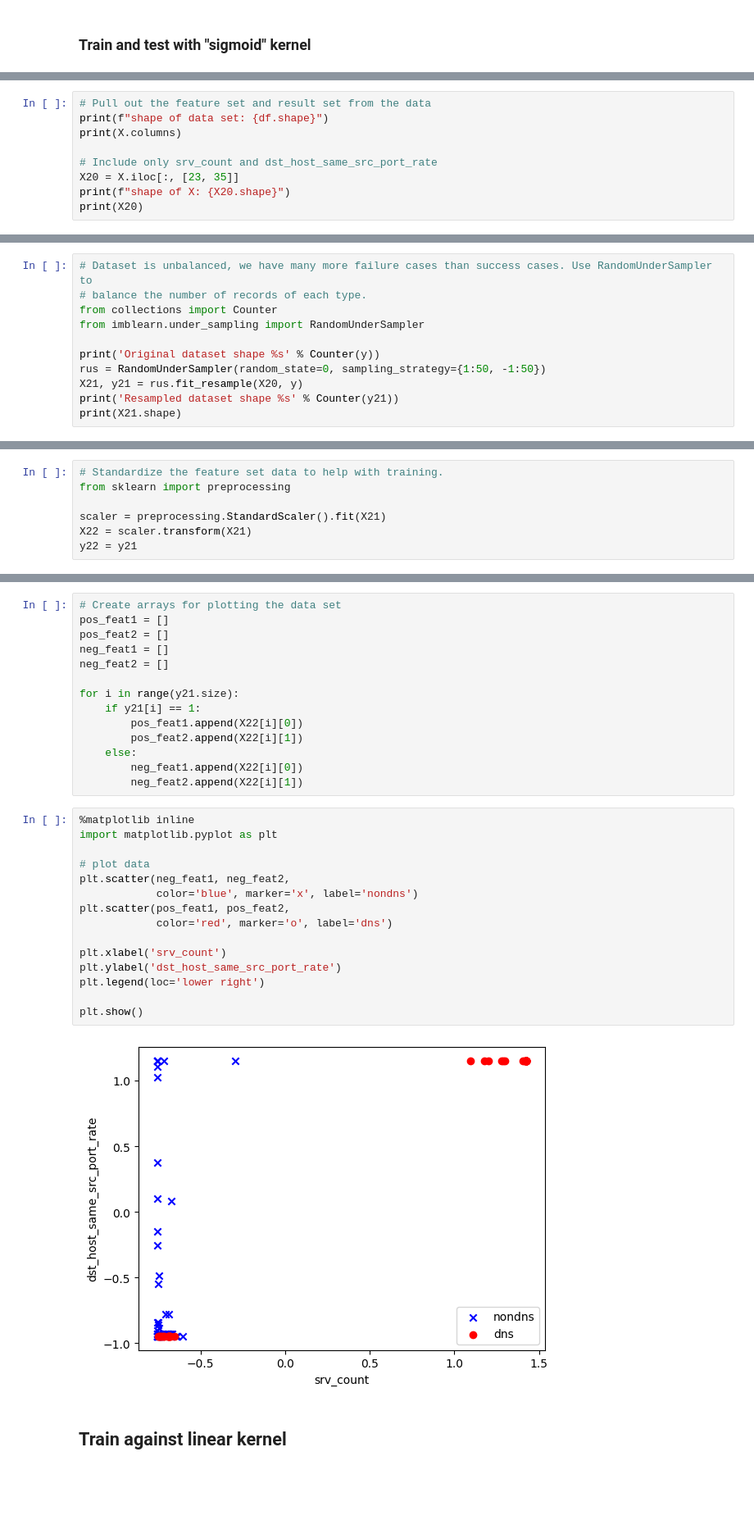
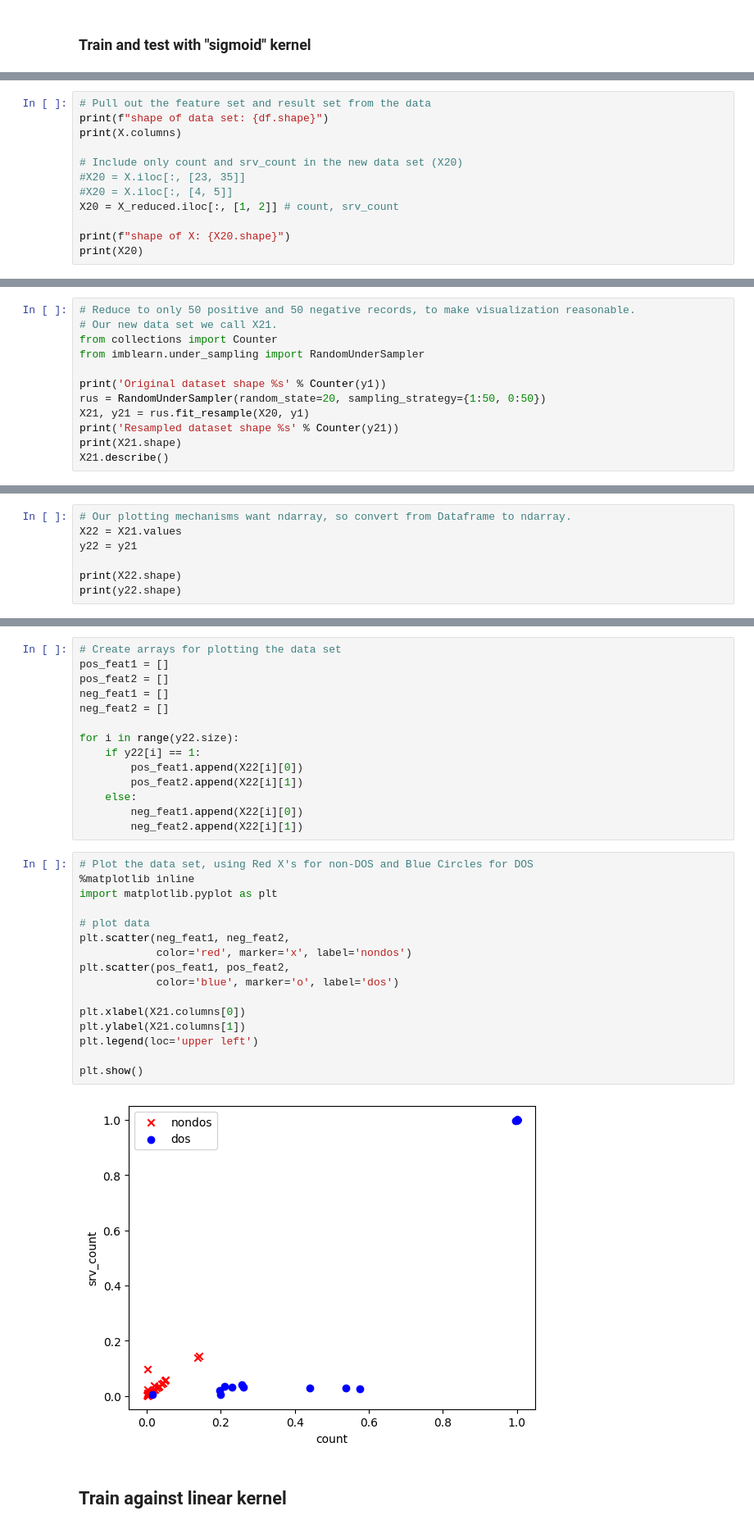
Before and after one commit to jd4633/ml_asgn, a Jupyter notebook: jd4633_asgn04.ipynb, the cells around one changed output, grey strips where cells are left out. Shown at 82% size. Saved outputs shown, nothing was run; the diff lists cells and outputs as text; blank space fills up the shorter version.

```diff
--- a/jd4633_asgn04.ipynb
+++ b/jd4633_asgn04.ipynb
@@ -434,8 +765,11 @@ same_srv_rate (25):  -1.65
 print(f"shape of data set: {df.shape}")
 print(X.columns)
 
-# Include only srv_count and dst_host_same_src_port_rate
-X20 = X.iloc[:, [23, 35]]
+# Include only count and srv_count in the new data set (X20)
+#X20 = X.iloc[:, [23, 35]]
+#X20 = X.iloc[:, [4, 5]]
+X20 = X_reduced.iloc[:, [1, 2]] # count, srv_count
+
 print(f"shape of X: {X20.shape}")
 print(X20)
 # %% [output]
@@ -459,12 +793,13 @@ Index(['duration', 'protocol_type', 'service', 'flag', 'src_bytes',
 # %%
-# Dataset is unbalanced, we have many more failure cases than success cases. Use RandomUnderSampler to
-# balance the number of records of each type.
+# Reduce to only 50 positive and 50 negative records, to make visualization reasonable.
+# Our new data set we call X21.
 from collections import Counter
 from imblearn.under_sampling import RandomUnderSampler
 
-print('Original dataset shape %s' % Counter(y))
-rus = RandomUnderSampler(random_state=0, sampling_strategy={1:50, -1:50})
-X21, y21 = rus.fit_resample(X20, y)
+print('Original dataset shape %s' % Counter(y1))
+rus = RandomUnderSampler(random_state=20, sampling_strategy={1:50, 0:50})
+X21, y21 = rus.fit_resample(X20, y1)
 print('Resampled dataset shape %s' % Counter(y21))
 print(X21.shape)
+X21.describe()
 # %% [output]
@@ -474,7 +818,7 @@ Resampled dataset shape Counter({-1: 50, 1: 50})
 # %%
-# Standardize the feature set data to help with training.
-from sklearn import preprocessing
+# Our plotting mechanisms want ndarray, so convert from Dataframe to ndarray.
+X22 = X21.values
+y22 = y21
 
-scaler = preprocessing.StandardScaler().fit(X21)
-X22 = scaler.transform(X21)
-y22 = y21
+print(X22.shape)
+print(y22.shape)
@@ -485,30 +832,31 @@ pos_feat2 = []
 neg_feat1 = []
 neg_feat2 = []
 
-for i in range(y21.size):
-    if y21[i] == 1:
+for i in range(y22.size):
+    if y22[i] == 1:
         pos_feat1.append(X22[i][0])
         pos_feat2.append(X22[i][1])
     else:
         neg_feat1.append(X22[i][0])
         neg_feat2.append(X22[i][1])
 # %%
+# Plot the data set, using Red X's for non-DOS and Blue Circles for DOS
 %matplotlib inline
 import matplotlib.pyplot as plt
 
 # plot data
 plt.scatter(neg_feat1, neg_feat2,
-            color='blue', marker='x', label='nondns')
+            color='red', marker='x', label='nondos')
 plt.scatter(pos_feat1, pos_feat2,
-            color='red', marker='o', label='dns')
+            color='blue', marker='o', label='dos')
 
-plt.xlabel('srv_count')
-plt.ylabel('dst_host_same_src_port_rate')
-plt.legend(loc='lower right')
+plt.xlabel(X21.columns[0])
+plt.ylabel(X21.columns[1])
+plt.legend(loc='upper left')
 
 plt.show()
 # %% [output]
-[figure, old version]
+[figure, new version]
 # %% [markdown]
 ## Train against linear kernel
 # %%
```
Also changed, not shown: parts of 72 cells of this notebook.
